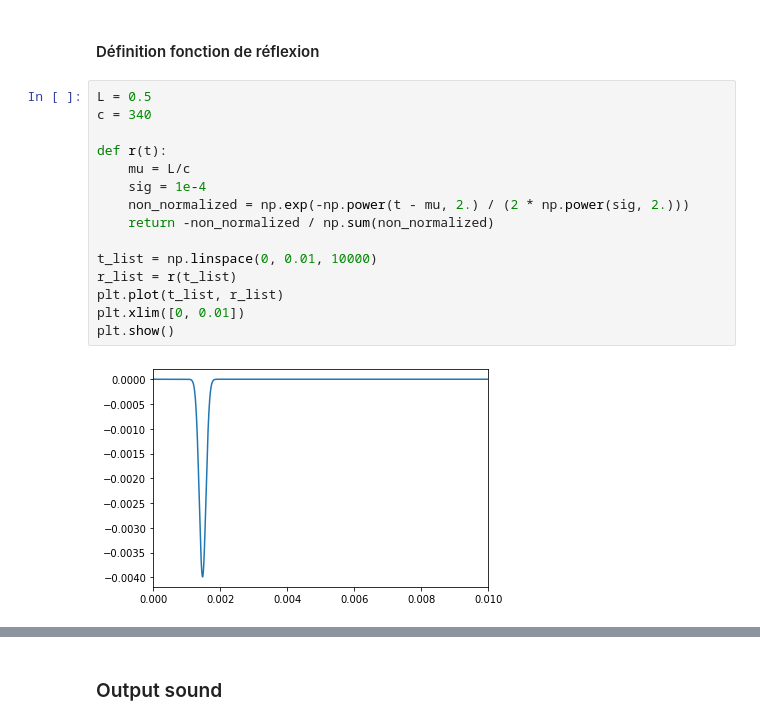
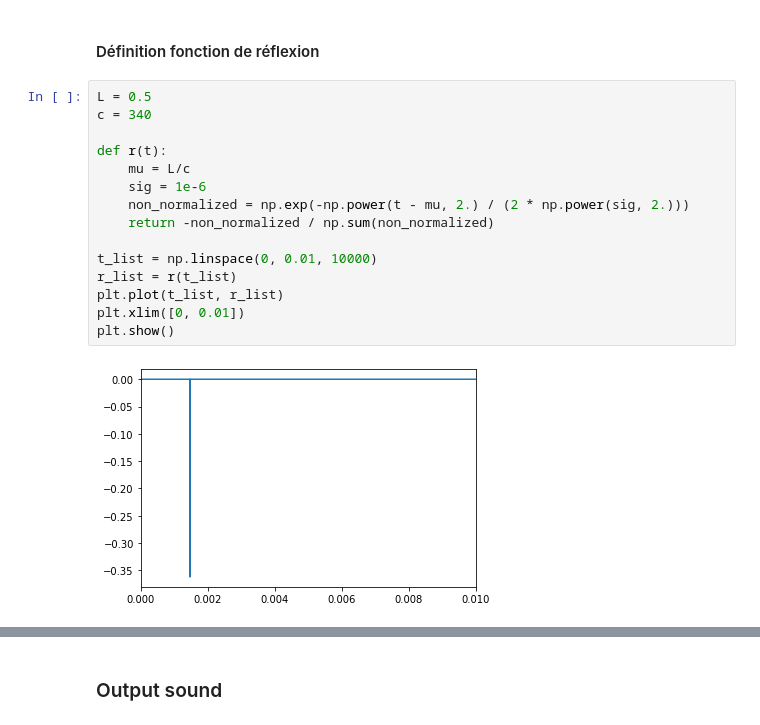
Before and after one commit to dinhviettoanle/pam-auto_oscillations, a Jupyter notebook: code/delay_line.ipynb, the cells around one changed output, grey strips where cells are left out. Saved outputs shown, nothing was run; the diff lists cells and outputs as text.

```diff
--- a/code/delay_line.ipynb
+++ b/code/delay_line.ipynb
@@ -133,17 +133,17 @@ Zeta =  0.6
 # %%
 L = 0.5
 c = 340
 
 def r(t):
     mu = L/c
-    sig = 1e-4
+    sig = 1e-6
     non_normalized = np.exp(-np.power(t - mu, 2.) / (2 * np.power(sig, 2.)))
     return -non_normalized / np.sum(non_normalized)
 
 t_list = np.linspace(0, 0.01, 10000)
 r_list = r(t_list)
 plt.plot(t_list, r_list)
 plt.xlim([0, 0.01])
 plt.show()
 # %% [output]
-[figure, old version]
+[figure, new version]
```
Also changed, not shown: parts of 3 cells of this notebook.
